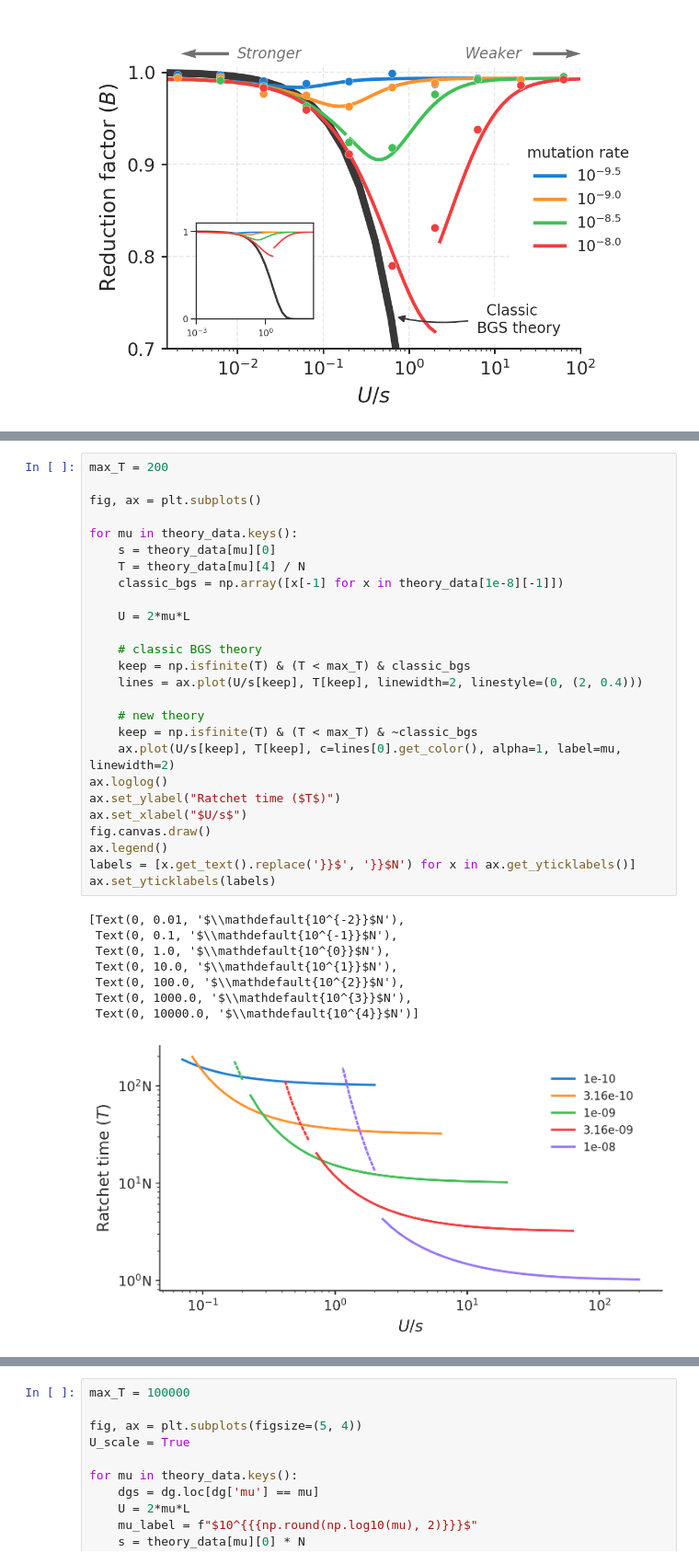
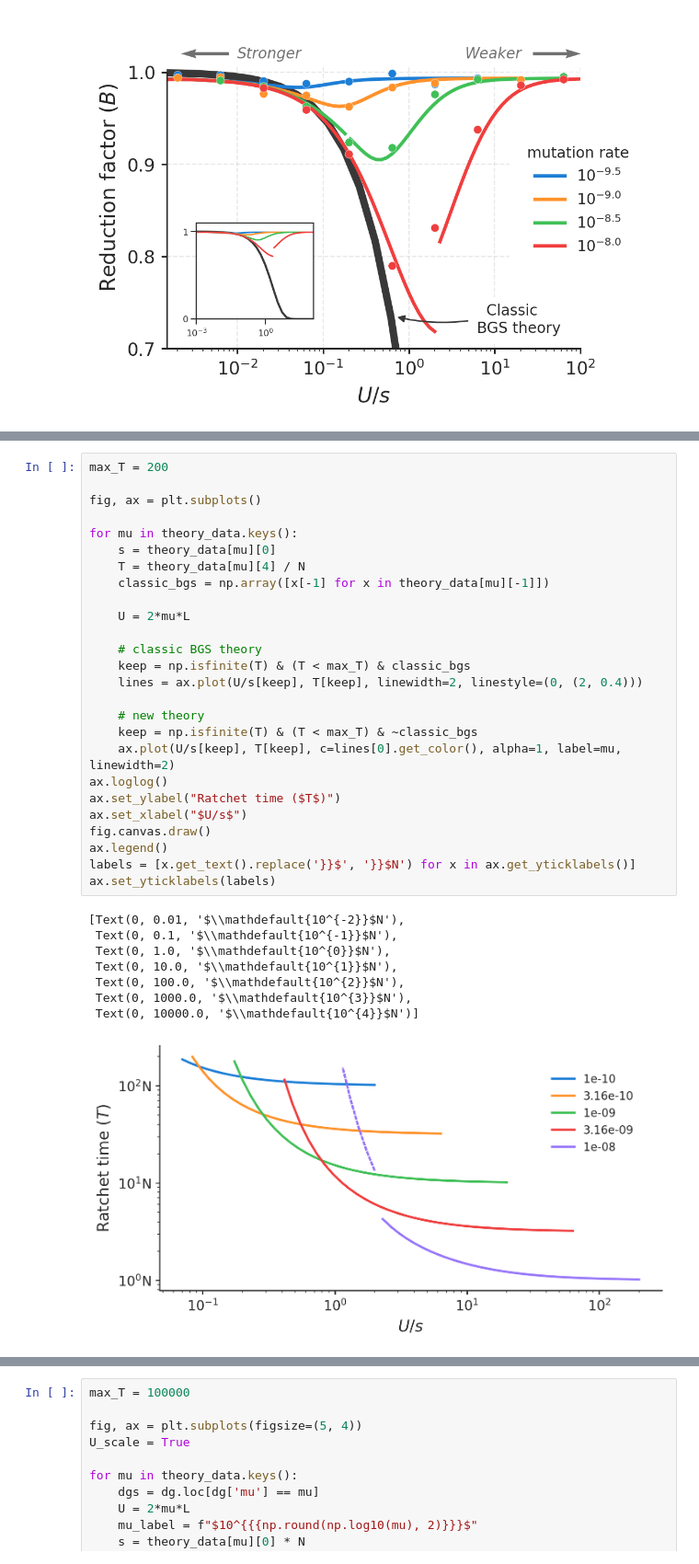
Before and after one commit to vsbuffalo/bprime, a Jupyter notebook: notebooks/region_simulations.ipynb, the cells around one changed output, grey strips where cells are left out. Shown at 92% size. Drawn from its saved outputs; the diff is of its cells as text.

```diff
--- a/notebooks/region_simulations.ipynb
+++ b/notebooks/region_simulations.ipynb
@@ -306,35 +290,35 @@ max_T = 200
 fig, ax = plt.subplots()
 
 for mu in theory_data.keys():
     s = theory_data[mu][0]
     T = theory_data[mu][4] / N
-    classic_bgs = np.array([x[-1] for x in theory_data[1e-8][-1]])
+    classic_bgs = np.array([x[-1] for x in theory_data[mu][-1]])
 
     U = 2*mu*L
 
     # classic BGS theory
     keep = np.isfinite(T) & (T < max_T) & classic_bgs
     lines = ax.plot(U/s[keep], T[keep], linewidth=2, linestyle=(0, (2, 0.4)))
 
     # new theory
     keep = np.isfinite(T) & (T < max_T) & ~classic_bgs
     ax.plot(U/s[keep], T[keep], c=lines[0].get_color(), alpha=1, label=mu, linewidth=2)
 ax.loglog()
 ax.set_ylabel("Ratchet time ($T$)")
 ax.set_xlabel("$U/s$")
 fig.canvas.draw()
 ax.legend()
 labels = [x.get_text().replace('}}$', '}}$N') for x in ax.get_yticklabels()]
 ax.set_yticklabels(labels)
 # %% [output]
 [Text(0, 0.01, '$\\mathdefault{10^{-2}}$N'),
  Text(0, 0.1, '$\\mathdefault{10^{-1}}$N'),
  Text(0, 1.0, '$\\mathdefault{10^{0}}$N'),
  Text(0, 10.0, '$\\mathdefault{10^{1}}$N'),
  Text(0, 100.0, '$\\mathdefault{10^{2}}$N'),
  Text(0, 1000.0, '$\\mathdefault{10^{3}}$N'),
  Text(0, 10000.0, '$\\mathdefault{10^{4}}$N')]
-[figure, old version]
+[figure, new version]
 # %%
 max_T = 100000
 
```
Also changed, not shown: parts of 20 cells of this notebook.
